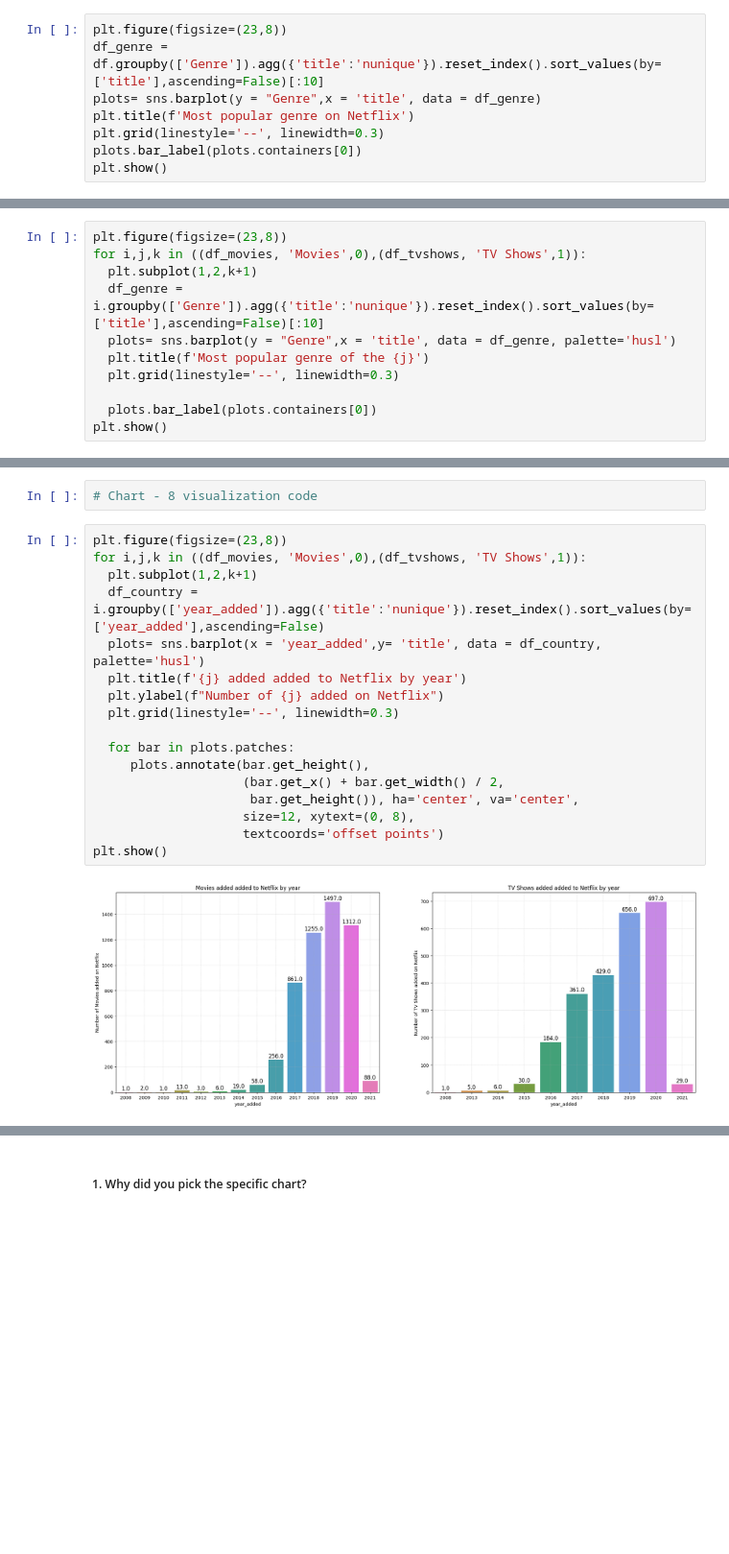
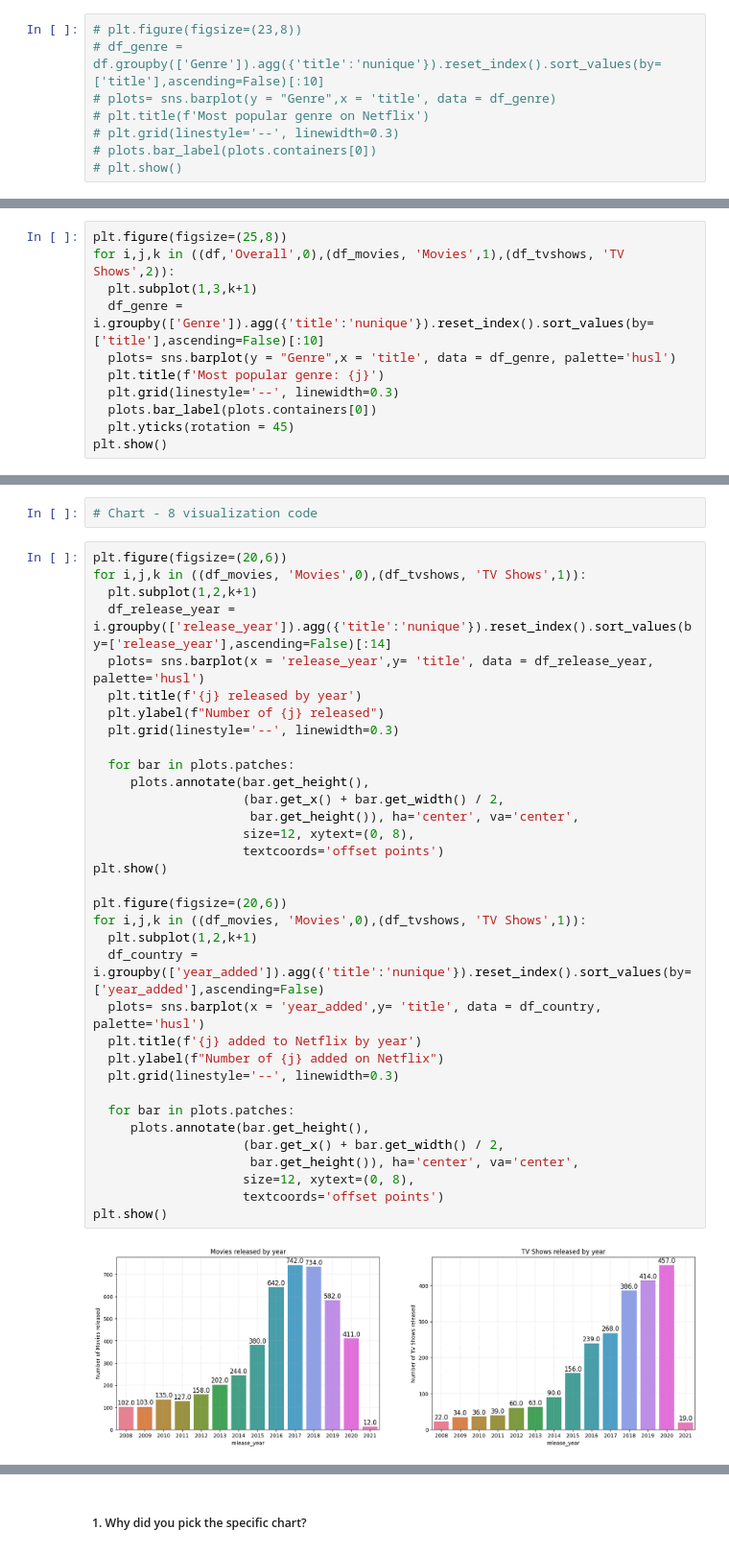
Before and after one commit to Shahrukh2016/Netflix_Movies_and_TV_Shows_Clustering, a Jupyter notebook: IndividualColab_NetflixMoviesAndTvShowsClustering.ipynb, the cells around one changed output, grey strips where cells are left out. Shown at 96% size. Drawn from its saved outputs; the diff is of its cells as text; blank space fills up the shorter version.

```diff
--- a/IndividualColab_NetflixMoviesAndTvShowsClustering.ipynb
+++ b/IndividualColab_NetflixMoviesAndTvShowsClustering.ipynb
@@ -886,10 +867,10 @@ Answer Here
 # %%
 # Chart - 7 visualization code
 # %%
-plt.figure(figsize=(23,8))
-df_genre = df.groupby(['Genre']).agg({'title':'nunique'}).reset_index().sort_values(by=['title'],ascending=False)[:10]
-plots= sns.barplot(y = "Genre",x = 'title', data = df_genre)
-plt.title(f'Most popular genre on Netflix')
-plt.grid(linestyle='--', linewidth=0.3)
-plots.bar_label(plots.containers[0])
-plt.show()
+# plt.figure(figsize=(23,8))
+# df_genre = df.groupby(['Genre']).agg({'title':'nunique'}).reset_index().sort_values(by=['title'],ascending=False)[:10]
+# plots= sns.barplot(y = "Genre",x = 'title', data = df_genre)
+# plt.title(f'Most popular genre on Netflix')
+# plt.grid(linestyle='--', linewidth=0.3)
+# plots.bar_label(plots.containers[0])
+# plt.show()
@@ -898,12 +877,12 @@ plt.show()
 # %%
-plt.figure(figsize=(23,8))
-for i,j,k in ((df_movies, 'Movies',0),(df_tvshows, 'TV Shows',1)):
-  plt.subplot(1,2,k+1)
+plt.figure(figsize=(25,8))
+for i,j,k in ((df,'Overall',0),(df_movies, 'Movies',1),(df_tvshows, 'TV Shows',2)):
+  plt.subplot(1,3,k+1)
   df_genre = i.groupby(['Genre']).agg({'title':'nunique'}).reset_index().sort_values(by=['title'],ascending=False)[:10]
   plots= sns.barplot(y = "Genre",x = 'title', data = df_genre, palette='husl')
-  plt.title(f'Most popular genre of the {j}')
+  plt.title(f'Most popular genre: {j}')
   plt.grid(linestyle='--', linewidth=0.3)
-
   plots.bar_label(plots.containers[0])
+  plt.yticks(rotation = 45)
 plt.show()
 # %% [output]
@@ -926,21 +905,38 @@ Answer Here
 # %%
 # Chart - 8 visualization code
 # %%
-plt.figure(figsize=(23,8))
+plt.figure(figsize=(20,6))
+for i,j,k in ((df_movies, 'Movies',0),(df_tvshows, 'TV Shows',1)):
+  plt.subplot(1,2,k+1)
+  df_release_year = i.groupby(['release_year']).agg({'title':'nunique'}).reset_index().sort_values(by=['release_year'],ascending=False)[:14]
+  plots= sns.barplot(x = 'release_year',y= 'title', data = df_release_year, palette='husl')
+  plt.title(f'{j} released by year')
+  plt.ylabel(f"Number of {j} released")
+  plt.grid(linestyle='--', linewidth=0.3)
+
+  for bar in plots.patches:
+     plots.annotate(bar.get_height(),
+                    (bar.get_x() + bar.get_width() / 2,
+                     bar.get_height()), ha='center', va='center',
+                    size=12, xytext=(0, 8),
+                    textcoords='offset points')
+plt.show()
+
+plt.figure(figsize=(20,6))
 for i,j,k in ((df_movies, 'Movies',0),(df_tvshows, 'TV Shows',1)):
   plt.subplot(1,2,k+1)
   df_country = i.groupby(['year_added']).agg({'title':'nunique'}).reset_index().sort_values(by=['year_added'],ascending=False)
   plots= sns.barplot(x = 'year_added',y= 'title', data = df_country, palette='husl')
-  plt.title(f'{j} added added to Netflix by year')
+  plt.title(f'{j} added to Netflix by year')
   plt.ylabel(f"Number of {j} added on Netflix")
   plt.grid(linestyle='--', linewidth=0.3)
 
   for bar in plots.patches:
      plots.annotate(bar.get_height(),
                     (bar.get_x() + bar.get_width() / 2,
                      bar.get_height()), ha='center', va='center',
                     size=12, xytext=(0, 8),
                     textcoords='offset points')
 plt.show()
 # %% [output]
-[figure, old version]
+[figure, new version]
```
Also changed, not shown: parts of 51 cells of this notebook.
